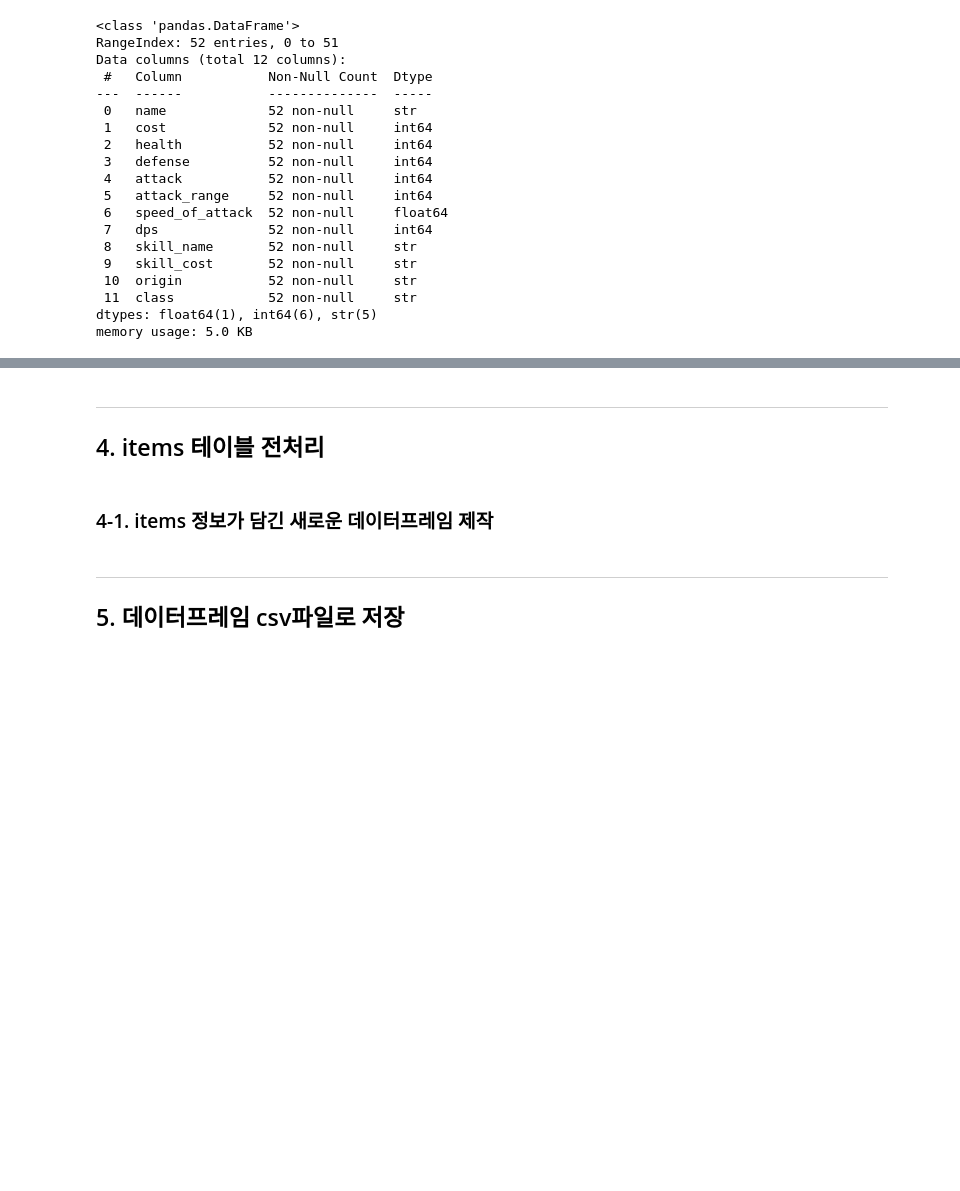
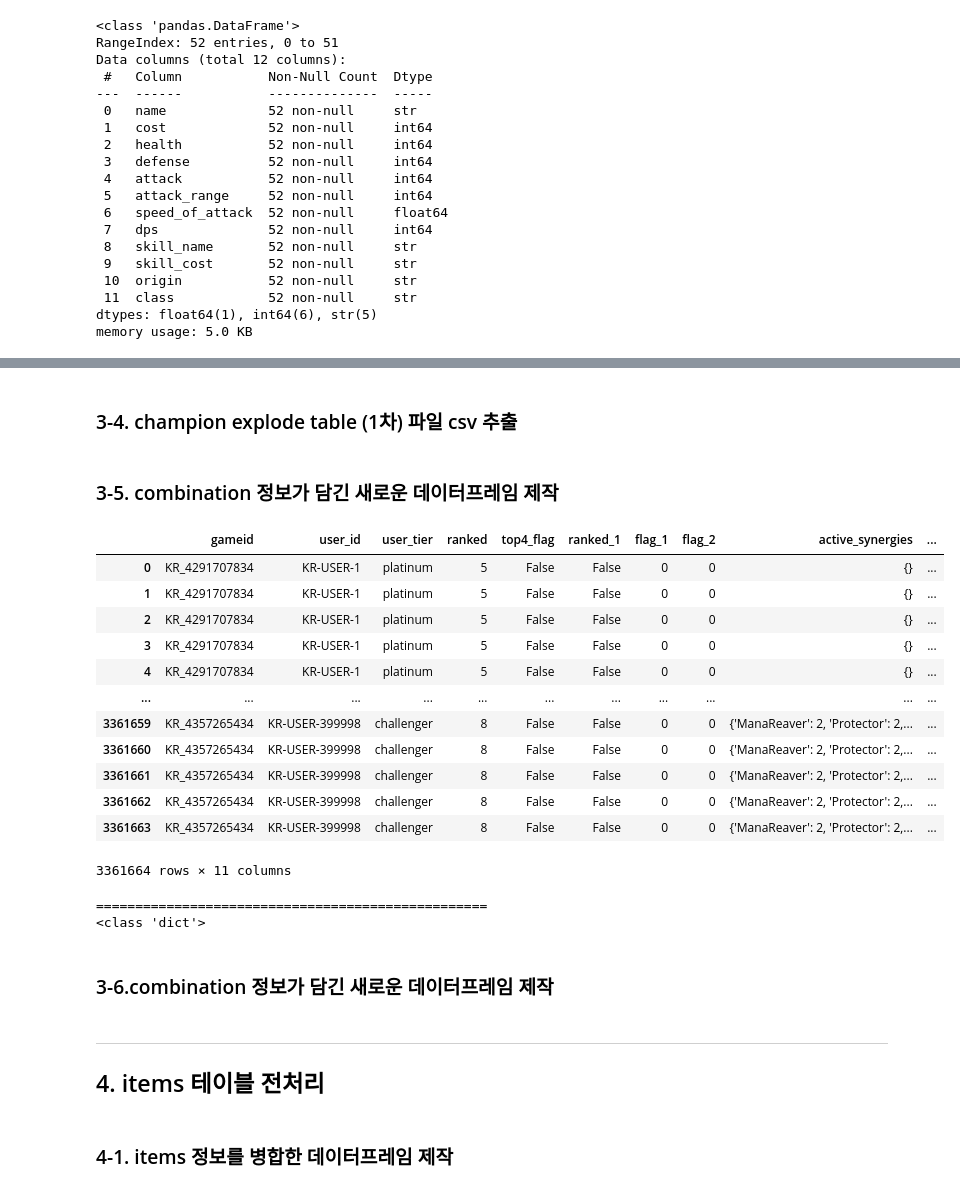
Before and after one commit to hanalo26/Third-project-sparta, a Jupyter notebook: Data_2th-pre-process(users)_v1.ipynb, the cells around one changed output, grey strips where cells are left out. Saved outputs shown, nothing was run; the diff lists cells and outputs as text; code cells hidden in the pictures; blank space fills up the shorter version.

```diff
--- a/Data_2th-pre-process(users)_v1.ipynb
+++ b/Data_2th-pre-process(users)_v1.ipynb
@@ -336,0 +395,2 @@ champion_with_details.head()
+# %% [markdown]
+###  3-4. champion explode table (1차) 파일 csv 추출
@@ -336,0 +399,58 @@ champion_with_details.head()
+# %% [markdown]
+### 3-5. combination 정보가 담긴 새로운 데이터프레임 제작
+# %%
+# Combination 테이블 생성
+combination_data = []
+
+# 매치 데이터에서 가져올 컬럼 목록
+for idx, row in df_meta.iterrows():
+    # row는 현재 행의 데이터를 담고 있는 Series
+    game_id = row['gameid']
+    user_tier = row['user_tier']
+    ranked = row['ranked']
+    user_id = row['user_id']
+    flag_1 = row['flag_1']
+    flag_2 = row['flag_2']
+    active_synergies = row['active_synergies']
+    top4_flag = row['top4_flag']
+    ranked_1 = row['ranked_1']
+
+    for synergy, synergy_val in row['combination_rebuild'].items():
+
+        combination_data.append({
+            'gameid': game_id,
+            'user_id': user_id,
+            'user_tier': user_tier,
+            'ranked': ranked,
+            'top4_flag': top4_flag,
+            'ranked_1': ranked_1,
+            'flag_1': flag_1,
+            'flag_2': flag_2,
+            'active_synergies': active_synergies,
+            'synergy': synergy,
+            'synergy_val': synergy_val
+        })
+combination_table = pd.DataFrame(combination_data)
+# %%
+# 결과 확인
+display(combination_table)
+print('='*50)
+print(type(combination_table['active_synergies'].iloc[0])) # dict
+# %% [output]
+|  | gameid | user_id | user_tier | ranked | top4_flag | ranked_1 | flag_1 | flag_2 | active_synergies | ... |
+| 0 | KR_4291707834 | KR-USER-1 | platinum | 5 | False | False | 0 | 0 | {} | ... |
+| 1 | KR_4291707834 | KR-USER-1 | platinum | 5 | False | False | 0 | 0 | {} | ... |
+| 2 | KR_4291707834 | KR-USER-1 | platinum | 5 | False | False | 0 | 0 | {} | ... |
+| 3 | KR_4291707834 | KR-USER-1 | platinum | 5 | False | False | 0 | 0 | {} | ... |
+| 4 | KR_4291707834 | KR-USER-1 | platinum | 5 | False | False | 0 | 0 | {} | ... |
+| ... | ... | ... | ... | ... | ... | ... | ... | ... | ... | ... |
+| 3361659 | KR_4357265434 | KR-USER-399998 | challenger | 8 | False | False | 0 | 0 | {'ManaReaver': 2, 'Protector': 2,... | ... |
+| 3361660 | KR_4357265434 | KR-USER-399998 | challenger | 8 | False | False | 0 | 0 | {'ManaReaver': 2, 'Protector': 2,... | ... |
+| 3361661 | KR_4357265434 | KR-USER-399998 | challenger | 8 | False | False | 0 | 0 | {'ManaReaver': 2, 'Protector': 2,... | ... |
+| 3361662 | KR_4357265434 | KR-USER-399998 | challenger | 8 | False | False | 0 | 0 | {'ManaReaver': 2, 'Protector': 2,... | ... |
+| 3361663 | KR_4357265434 | KR-USER-399998 | challenger | 8 | False | False | 0 | 0 | {'ManaReaver': 2, 'Protector': 2,... | ... |
+3361664 rows × 11 columns
+==================================================
+<class 'dict'>
+# %% [markdown]
+### 3-6.combination 정보가 담긴 새로운 데이터프레임 제작
@@ -338,7 +460,4 @@ champion_with_details.head()
 ---
 ## 4. items 테이블 전처리
 # %% [markdown]
-### 4-1. items 정보가 담긴 새로운 데이터프레임 제작
+### 4-1. items 정보를 병합한 데이터프레임 제작
-# %% [markdown]
----
-## 5. 데이터프레임 csv파일로 저장
```
Also changed, not shown: parts of 28 cells of this notebook.
